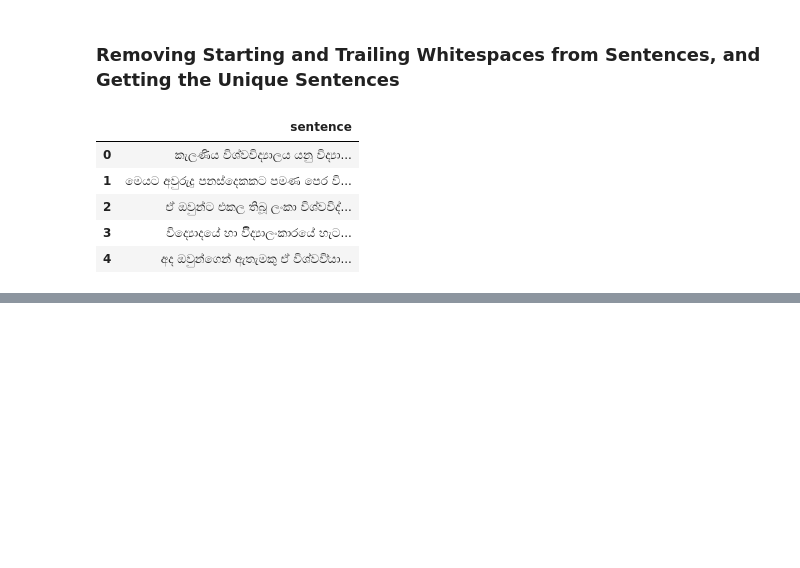
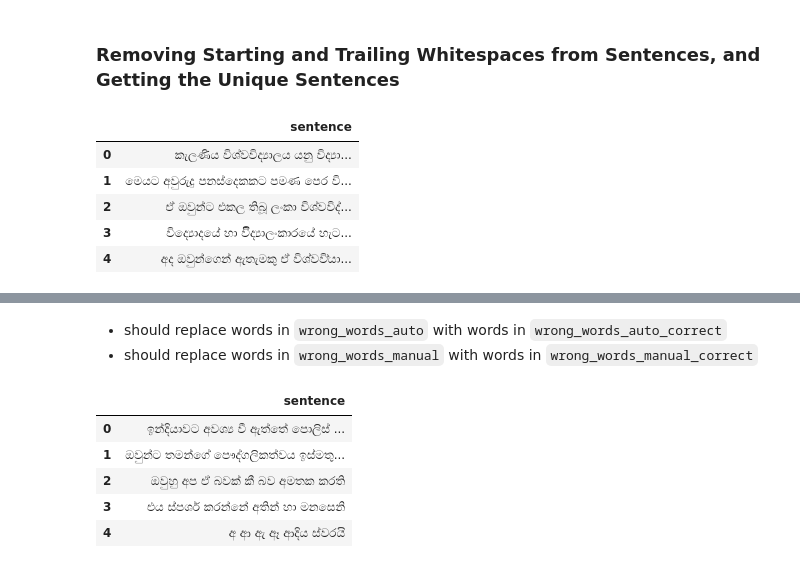
Before and after one commit to SinSpeech-Development/Kalaya-Text-Corpus, a Jupyter notebook: Cleaning the Text Corpus.ipynb, the cells around one changed output, grey strips where cells are left out. Saved outputs shown, nothing was run; the diff lists cells and outputs as text; code cells hidden in the pictures; blank space fills up the shorter version.

```diff
--- a/Cleaning the Text Corpus.ipynb
+++ b/Cleaning the Text Corpus.ipynb
@@ -167,0 +200,3 @@ unique_word_count = pd.DataFrame(unique_words_count)
+# %% [markdown]
+- should replace words in `wrong_words_auto` with words in `wrong_words_auto_correct`
+- should replace words in `wrong_words_manual` with words in `wrong_words_manual_correct`
@@ -167,0 +228,10 @@ unique_word_count = pd.DataFrame(unique_words_count)
+# %%
+corpus_8 = pd.read_csv("Cleaning_the_Corpus/8_corrected_unique_sentences.csv")
+corpus_8.head()
+# %% [output]
+|  | sentence |
+| 0 | ඉන්දියාවට අවශ්‍ය වී ඇත්තේ පොලිස් ... |
+| 1 | ඔවුන්ට තමන්ගේ පෞද්ගලිකත්වය ඉස්මතු... |
+| 2 | ඔවුහු අප ඒ බවක් කී බව අමතක කරති |
+| 3 | එය ස්පර්ශ කරන්නේ අතින් හා මනසෙනි |
+| 4 | අ ආ ඇ ඈ ආදිය ස්වරයි |
```
Also changed, not shown: parts of 39 cells of this notebook, 11 other files.
